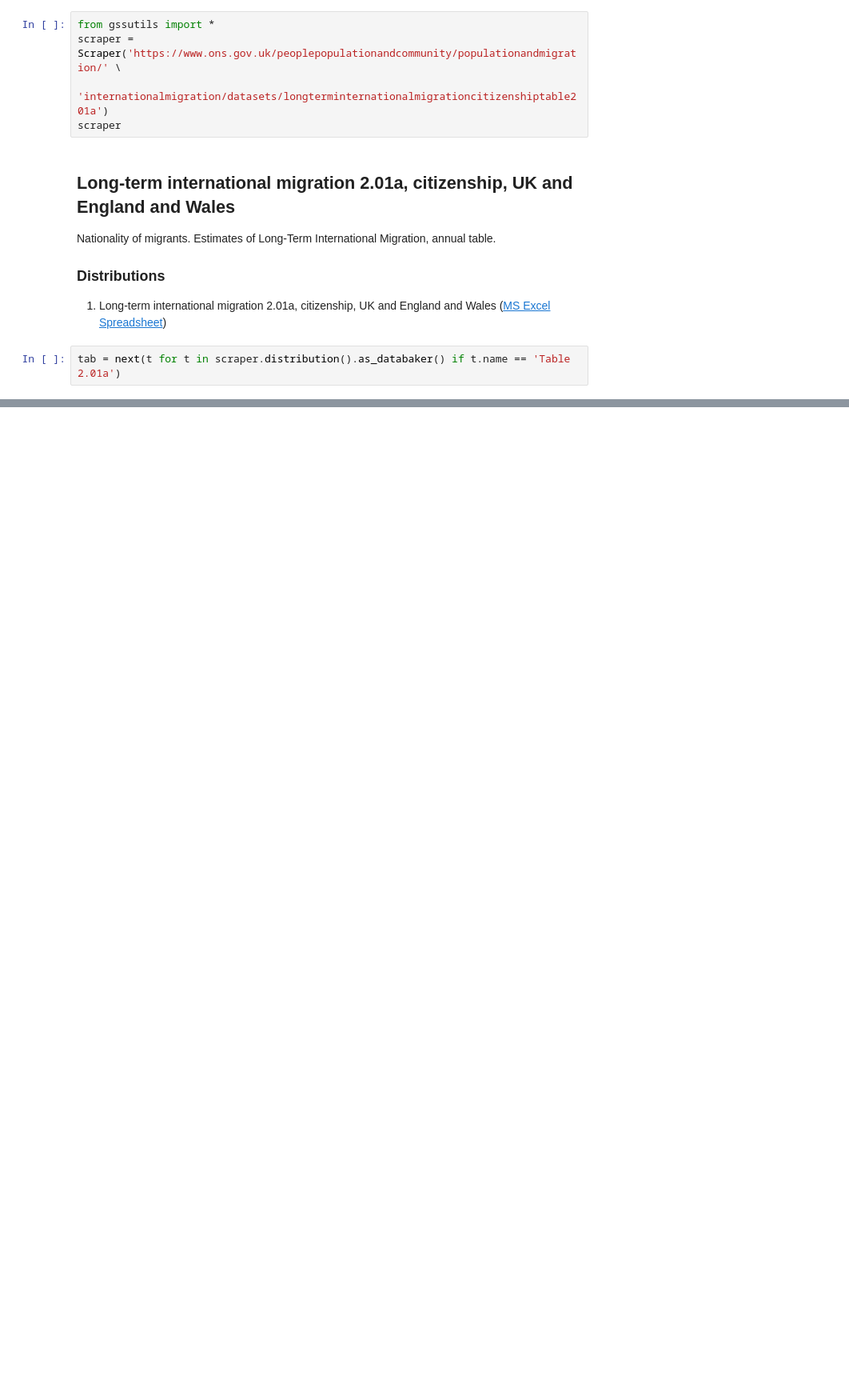
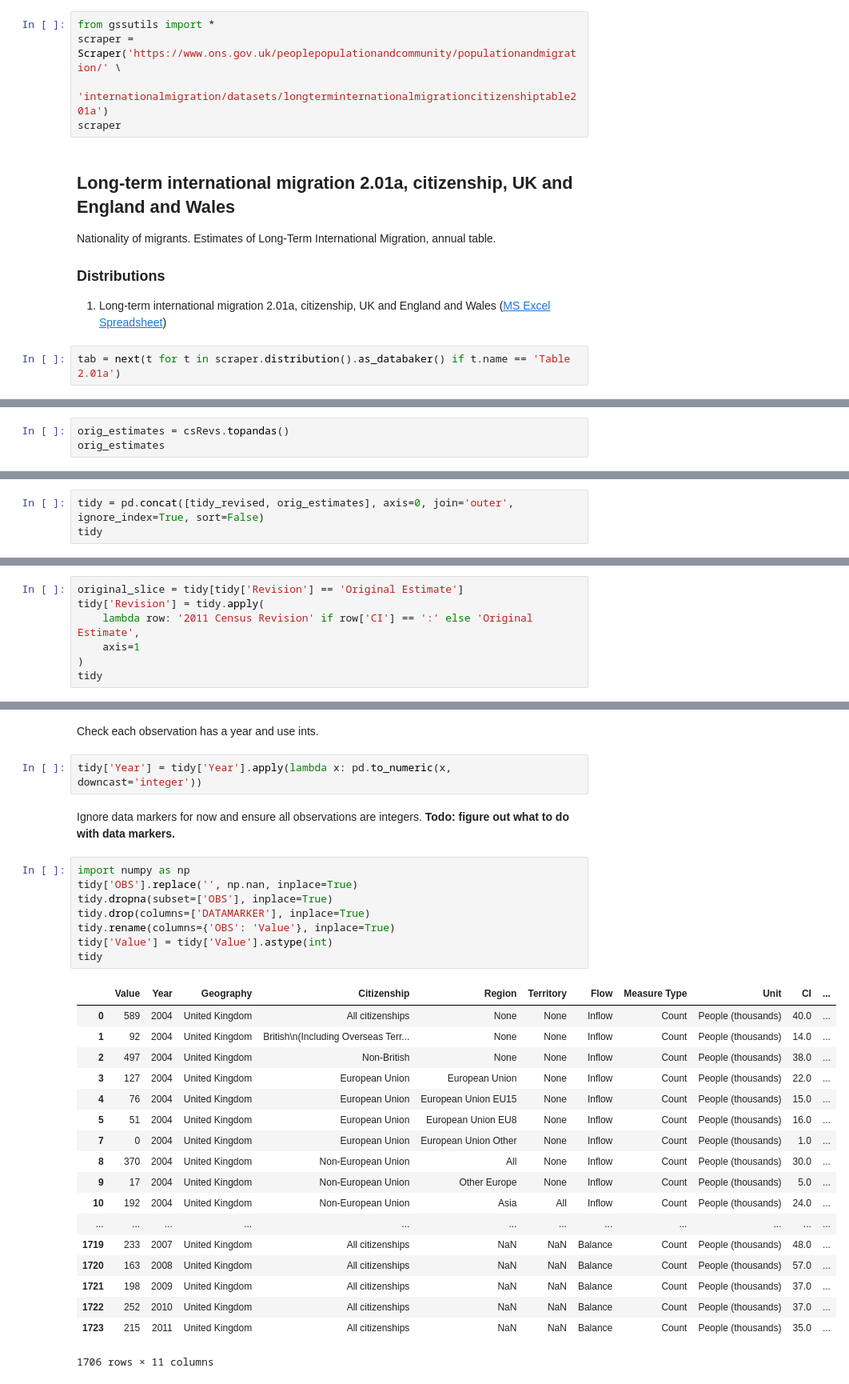
Before and after one commit to GSS-Cogs/ONS-LTIM-citizenship, a Jupyter notebook: Long-term international migration 2.01a tidydata.ipynb, the cells around one changed output, grey strips where cells are left out. Shown at 80% size. Saved outputs shown, nothing was run; the diff lists cells and outputs as text; blank space fills up the shorter version.

Commit message:
Re-work to make more resilient against changes in the spreadsheet. Pull out revisions differently.

```diff
--- a/Long-term international migration 2.01a tidydata.ipynb
+++ b/Long-term international migration 2.01a tidydata.ipynb
@@ -470,0 +165,3 @@ with open(destinationFolder / 'dataset.trig', 'wb') as metadata:
+# %%
+orig_estimates = csRevs.topandas()
+orig_estimates
@@ -470,0 +178,3 @@ with open(destinationFolder / 'dataset.trig', 'wb') as metadata:
+# %%
+tidy = pd.concat([tidy_revised, orig_estimates], axis=0, join='outer', ignore_index=True, sort=False)
+tidy
@@ -470,0 +200,7 @@ with open(destinationFolder / 'dataset.trig', 'wb') as metadata:
+# %%
+original_slice = tidy[tidy['Revision'] == 'Original Estimate']
+tidy['Revision'] = tidy.apply(
+    lambda row: '2011 Census Revision' if row['CI'] == ':' else 'Original Estimate',
+    axis=1
+)
+tidy
@@ -470,0 +226,34 @@ with open(destinationFolder / 'dataset.trig', 'wb') as metadata:
+# %% [markdown]
+Check each observation has a year and use ints.
+# %%
+tidy['Year'] = tidy['Year'].apply(lambda x: pd.to_numeric(x, downcast='integer'))
+# %% [markdown]
+Ignore data markers for now and ensure all observations are integers.
+**Todo: figure out what to do with data markers.**
+# %%
+import numpy as np
+tidy['OBS'].replace('', np.nan, inplace=True)
+tidy.dropna(subset=['OBS'], inplace=True)
+tidy.drop(columns=['DATAMARKER'], inplace=True)
+tidy.rename(columns={'OBS': 'Value'}, inplace=True)
+tidy['Value'] = tidy['Value'].astype(int)
+tidy
+# %% [output]
+|  | Value | Year | Geography | Citizenship | Region | Territory | Flow | Measure Type | Unit | CI | ... |
+| 0 | 589 | 2004 | United Kingdom | All citizenships | None | None | Inflow | Count | People (thousands) | 40.0 | ... |
+| 1 | 92 | 2004 | United Kingdom | British\n(Including Overseas Terr... | None | None | Inflow | Count | People (thousands) | 14.0 | ... |
+| 2 | 497 | 2004 | United Kingdom | Non-British | None | None | Inflow | Count | People (thousands) | 38.0 | ... |
+| 3 | 127 | 2004 | United Kingdom | European Union | European Union | None | Inflow | Count | People (thousands) | 22.0 | ... |
+| 4 | 76 | 2004 | United Kingdom | European Union | European Union EU15 | None | Inflow | Count | People (thousands) | 15.0 | ... |
+| 5 | 51 | 2004 | United Kingdom | European Union | European Union EU8 | None | Inflow | Count | People (thousands) | 16.0 | ... |
+| 7 | 0 | 2004 | United Kingdom | European Union | European Union Other | None | Inflow | Count | People (thousands) | 1.0 | ... |
+| 8 | 370 | 2004 | United Kingdom | Non-European Union | All | None | Inflow | Count | People (thousands) | 30.0 | ... |
+| 9 | 17 | 2004 | United Kingdom | Non-European Union | Other Europe | None | Inflow | Count | People (thousands) | 5.0 | ... |
+| 10 | 192 | 2004 | United Kingdom | Non-European Union | Asia | All | Inflow | Count | People (thousands) | 24.0 | ... |
+| ... | ... | ... | ... | ... | ... | ... | ... | ... | ... | ... | ... |
+| 1719 | 233 | 2007 | United Kingdom | All citizenships | NaN | NaN | Balance | Count | People (thousands) | 48.0 | ... |
+| 1720 | 163 | 2008 | United Kingdom | All citizenships | NaN | NaN | Balance | Count | People (thousands) | 57.0 | ... |
+| 1721 | 198 | 2009 | United Kingdom | All citizenships | NaN | NaN | Balance | Count | People (thousands) | 37.0 | ... |
+| 1722 | 252 | 2010 | United Kingdom | All citizenships | NaN | NaN | Balance | Count | People (thousands) | 37.0 | ... |
+| 1723 | 215 | 2011 | United Kingdom | All citizenships | NaN | NaN | Balance | Count | People (thousands) | 35.0 | ... |
+1706 rows × 11 columns
```
Also changed, not shown: parts of 91 cells of this notebook.
